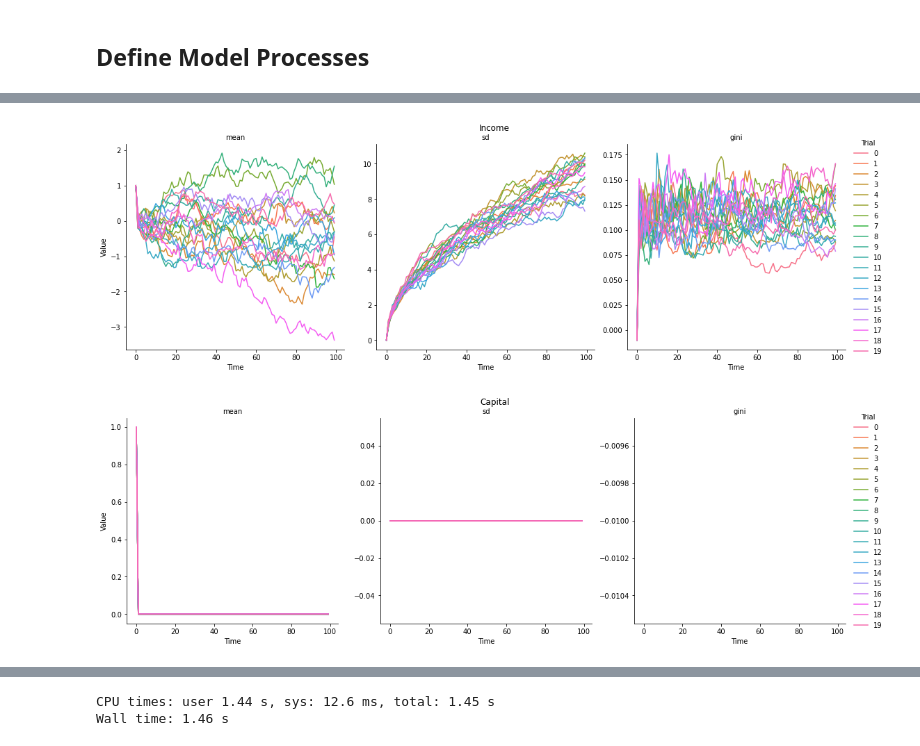
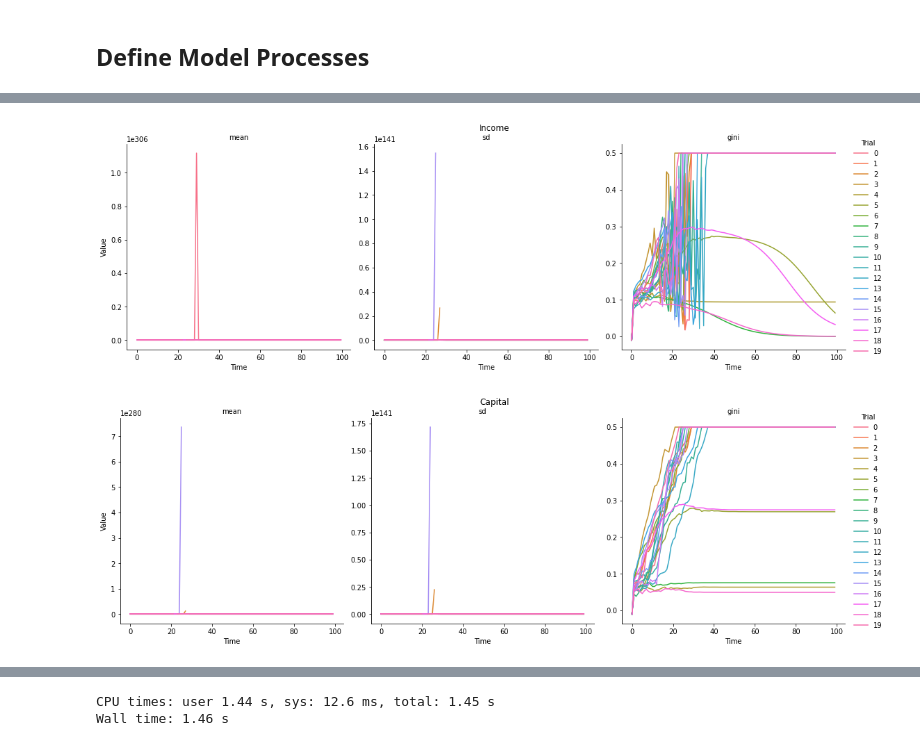
Before and after one commit to eric-mc2/MobilitySim, a Jupyter notebook: Inter-Generational Mobility.ipynb, the cells around one changed output, grey strips where cells are left out. Drawn from its saved outputs; the diff is of its cells as text; code cells hidden in the pictures.

Commit message:
fix gini, but broke skills
need something numerically stable for skills

```diff
--- a/Inter-Generational Mobility.ipynb
+++ b/Inter-Generational Mobility.ipynb
@@ -61,10 +57,17 @@ from sim import Sim
 ## Define Model Processes
 # %%
 sim = Sim()
-sim.set('CAPITAL_EFFICIENCY', .1)
+
+sim.set('PARENTAL_INVESTMENT_COEF', .9) # directly transmits less taxes
+
+sim.set('SKILL_FROM_NEIGHBOR_INCOME', .5)
+sim.set('SKILL_FROM_PARENT_INCOME', .5)
+sim.set('CAPITAL_EFFICIENCY', .7)
+# sim.set('INCOME_NOISE_ADDITIVE', 1)
+# sim.set('INCOME_NOISE_AUTOREG', 1)
 sim.set('TAX_RATE', .1)
-sim.set('INCOME_NOISE_ADDITIVE', 1)
-sim.set('INCOME_NOISE_AUTOREG', 1)
+
+
 %time res = sim.run(20)
 res.income.plot()
 res.human_capital.plot()
@@ -74,5 +77,5 @@ Wall time: 399 ms
-[figure, old version]
+[figure, new version]
-[figure, old version]
+[figure, new version]
 # %%
 sim = Sim()
 sim.set('CAPITAL_EFFICIENCY', 1)
```
Also changed, not shown: parts of 4 cells of this notebook, 1 other file.
